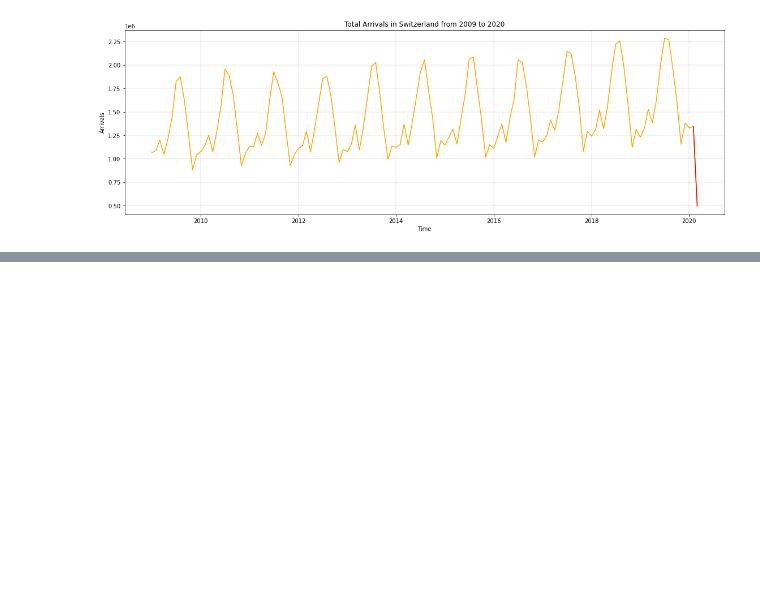
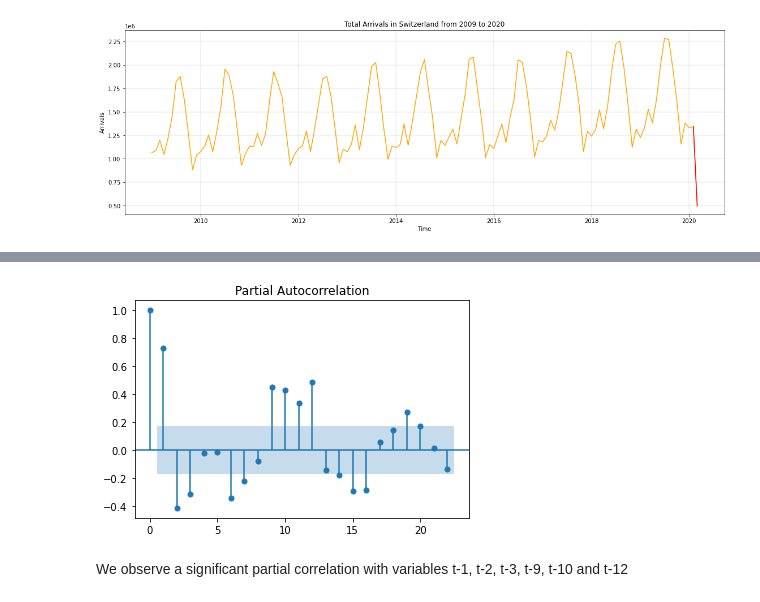
Before and after one commit to naayem/SwissHotelArrivalsPredictor, a Jupyter notebook: Project.ipynb, the cells around one changed output, grey strips where cells are left out. Cells and saved outputs as stored; diff of their text form; code cells hidden in the pictures; blank space fills up the shorter version.

```diff
--- a/Project.ipynb
+++ b/Project.ipynb
@@ -48,7 +52,7 @@ data
 # %%
 #Replacing '...' values by 0 and Converting arrival string values into integer values
 for column in data.columns:
-    data[column] = data[column].apply(lambda x : 0 if x == '...' else int(x))
+    data[column] = data[column].apply(lambda x : 0 if x == '...' else float(x))
 # %%
 data
 # %% [output]
@@ -77,3 +81,7 @@ plt.grid(color='k', linestyle='-', linewidth=0.1)
 plt.show()
 # %% [output]
 [figure]
+# %%
+Arrivals = pd.DataFrame(data["Visitors' country of residence - total Arrivals"])
+Arrivals = Arrivals.rename(columns = {"Visitors' country of residence - total Arrivals": 'Total Arrivals'}, inplace = False)
+#Arrivals['Total Arrivals'] = Arrivals['Total Arrivals'].apply(lambda x : np.log(x) if x>0 else 0)
@@ -79,0 +115,6 @@ plt.show()
+# %%
+pacf = plot_pacf(Arrivals['Total Arrivals'][:start_date_covid_crisis])
+# %% [output]
+[figure, added]
+# %% [markdown]
+We observe a significant partial correlation with variables t-1, t-2, t-3, t-9, t-10 and t-12
```
Also changed, not shown: parts of 16 cells of this notebook.
